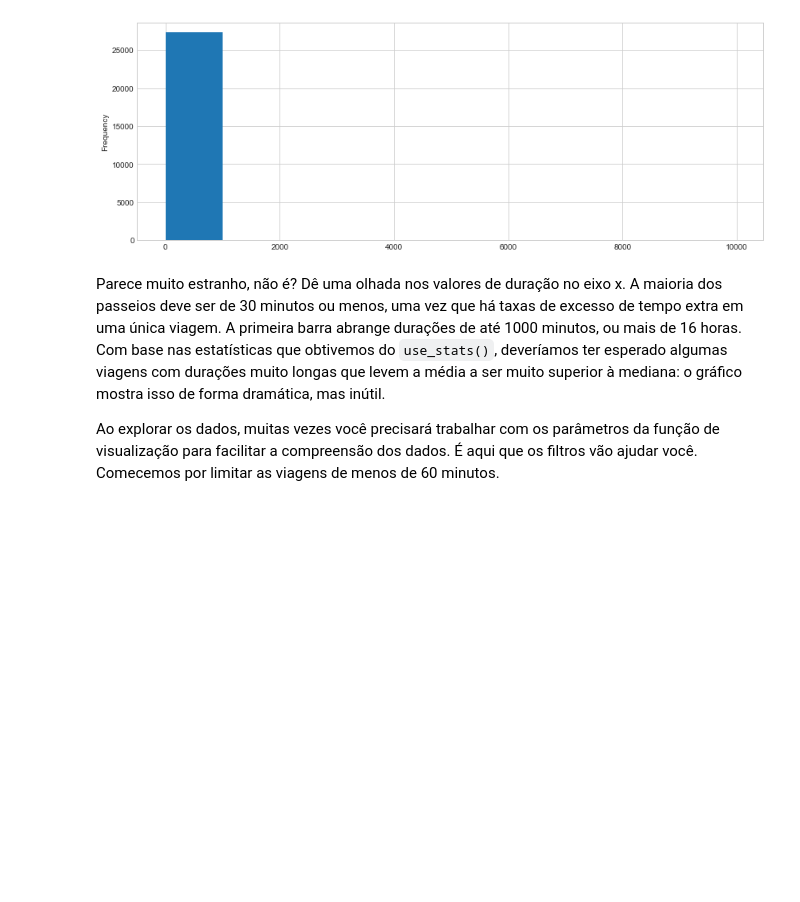
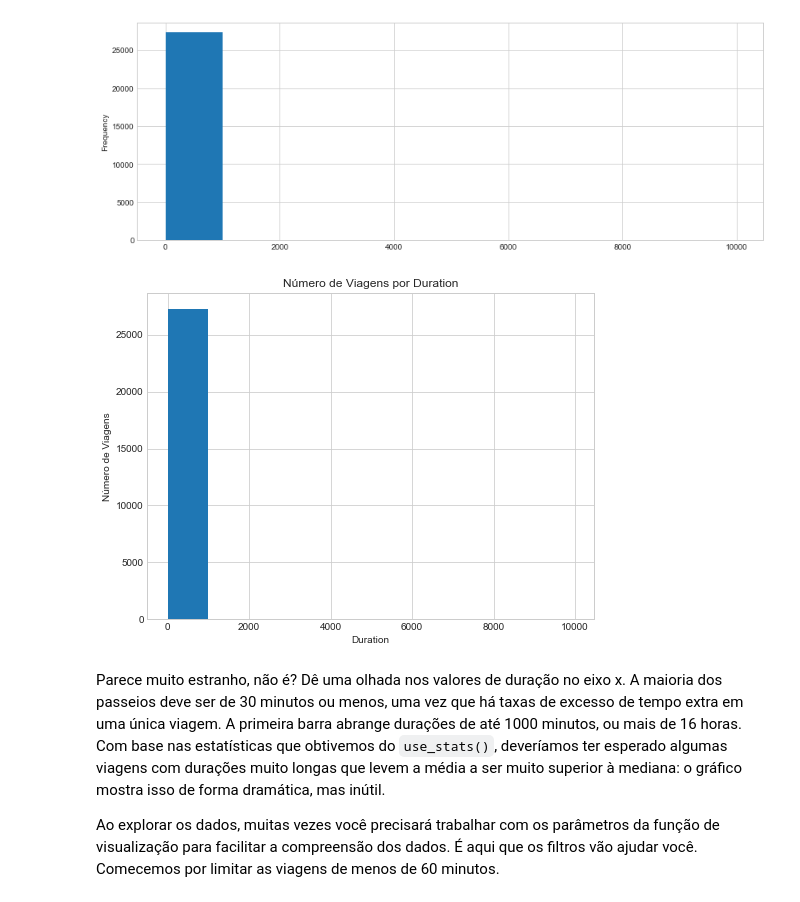
Before and after one commit to bertaglia/bikeshareanalysis, a Jupyter notebook: Analise_Bay_Area_Bike_Share-NDFDSI.ipynb, the cells around one changed output. Cells and saved outputs as stored; diff of their text form; code cells hidden in the pictures; blank space fills up the shorter version.

```diff
--- a/Analise_Bay_Area_Bike_Share-NDFDSI.ipynb
+++ b/Analise_Bay_Area_Bike_Share-NDFDSI.ipynb
@@ -350,8 +350,10 @@ trip_data['duration'].plot(kind='hist', figsize=(14,5));
 # %% [output]
 [figure]
 # %%
-# rode este comando abaixo caso esteja em dúvida quanto ao resultado esperado
-# usage_plot(trip_data, 'duration')
+#rode este comando abaixo caso esteja em dúvida quanto ao resultado esperado
+usage_plot(trip_data, 'duration')
+# %% [output]
+[figure, added]
 # %% [markdown]
 Parece muito estranho, não é? Dê uma olhada nos valores de duração no eixo x. A maioria dos passeios deve ser de 30 minutos ou menos, uma vez que há taxas de excesso de tempo extra em uma única viagem. A primeira barra abrange durações de até 1000 minutos, ou mais de 16 horas. Com base nas estatísticas que obtivemos do `use_stats()`, deveríamos ter esperado algumas viagens com durações muito longas que levem a média a ser muito superior à mediana: o gráfico mostra isso de forma dramática, mas inútil.
 
```
Also changed, not shown: parts of 15 cells of this notebook.
